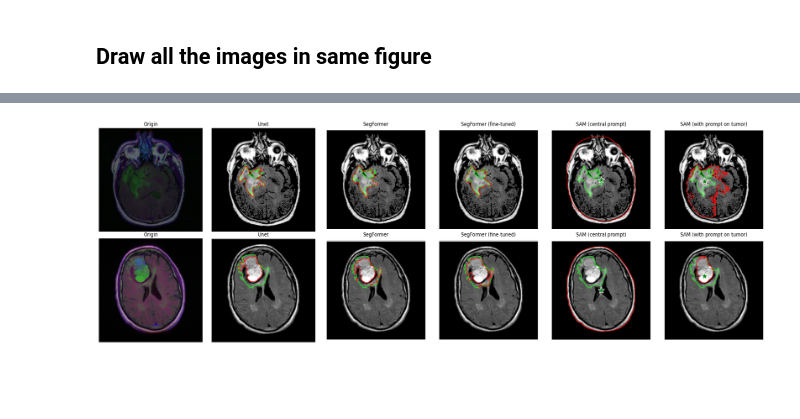
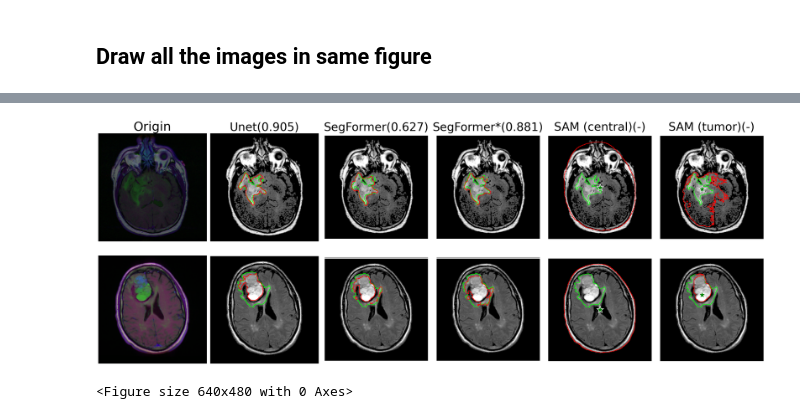
Before and after one commit to Jn-Huang/545_project_brain_segmentation, a Jupyter notebook: notebooks/model_comp_figure.ipynb, the cells around one changed output, grey strips where cells are left out. Drawn from its saved outputs; the diff is of its cells as text; code cells hidden in the pictures; blank space fills up the shorter version.

```diff
--- a/notebooks/model_comp_figure.ipynb
+++ b/notebooks/model_comp_figure.ipynb
@@ -40,49 +104,56 @@ import matplotlib.image as mpimg
 
 image_names = [
     "../images/model_comp_TCGA_DU_7014_19860618_origin.png",
-    # "../images/model_comp_TCGA_DU_7014_19860618_y_true.png",
     "../images/model_comp_TCGA_DU_7014_19860618_unet.png",
     "../images/model_comp_segf_w:0_pretrain2.png",
     "../images/model_comp_segf_w_pretrain2.png",
     "../images/model_comp_TCGA_DU_7014_19860618_SAM.png",
     "../images/model_comp_TCGA_DU_7014_19860618_SAM_tumor.png",
-
     "../images/model_comp_TCGA_HT_7616_19940813_origin.png",
-    # "../images/model_comp_TCGA_HT_7616_19940813_y_true.png",
     "../images/model_comp_TCGA_HT_7616_19940813_unet.png",
     "../images/model_comp_segf_w:0_pretrain.png",
     "../images/model_comp_segf_w_pretrain.png",
     "../images/model_comp_TCGA_HT_7616_19940813_SAM.png",
     "../images/model_comp_TCGA_HT_7616_19940813_SAM_tumor.png",
-    ]
-
+]
 
 image_labels = [
     "Origin",
-    # "Ground Truth",
     "Unet",
     "SegFormer",
-    "SegFormer (fine-tuned)",
-    "SAM (central prompt)",
-    "SAM (prompt on tumor)",
+    "SegFormer*",
+    "SAM (central)",
+    "SAM (tumor)",
 ]
 
-fig, axes = plt.subplots(nrows=2, ncols=6, figsize=(24, 8))
+dice_sim_coeff = [
+    "",
+    "0.905",
+    "0.627",
+    "0.881",
+    "-",
+    "-"
+]
+
+fig, axes = plt.subplots(nrows=2, ncols=6, figsize=(30, 12)) # larger figure size
 
 for i, ax in enumerate(axes.flatten()):
     img = mpimg.imread(image_names[i])
     ax.imshow(img)
 
-    if i % 6 < len(image_labels):
-        ax.set_title(image_labels[i % 6])
+    if 0 < i < 6:
+        ax.set_title(f"{image_labels[i]}({dice_sim_coeff[i]})", fontsize=37) # set title only for the first row of subplots
+    elif i == 0:
+        ax.set_title(f"{image_labels[i]}", fontsize=40)
     else:
         ax.set_title("")
 
     ax.axis('off')
 
 plt.tight_layout()
 plt.show()
 
-# plt.imsave("../images/model_comparsion.png", image2_masked)
+plt.savefig("../images/model_comp_figure.png")
 # %% [output]
-[figure, old version]
+[figure, new version]
+<Figure size 640x480 with 0 Axes>
```
Also changed, not shown: parts of 1 cell of this notebook, 1 other file.
